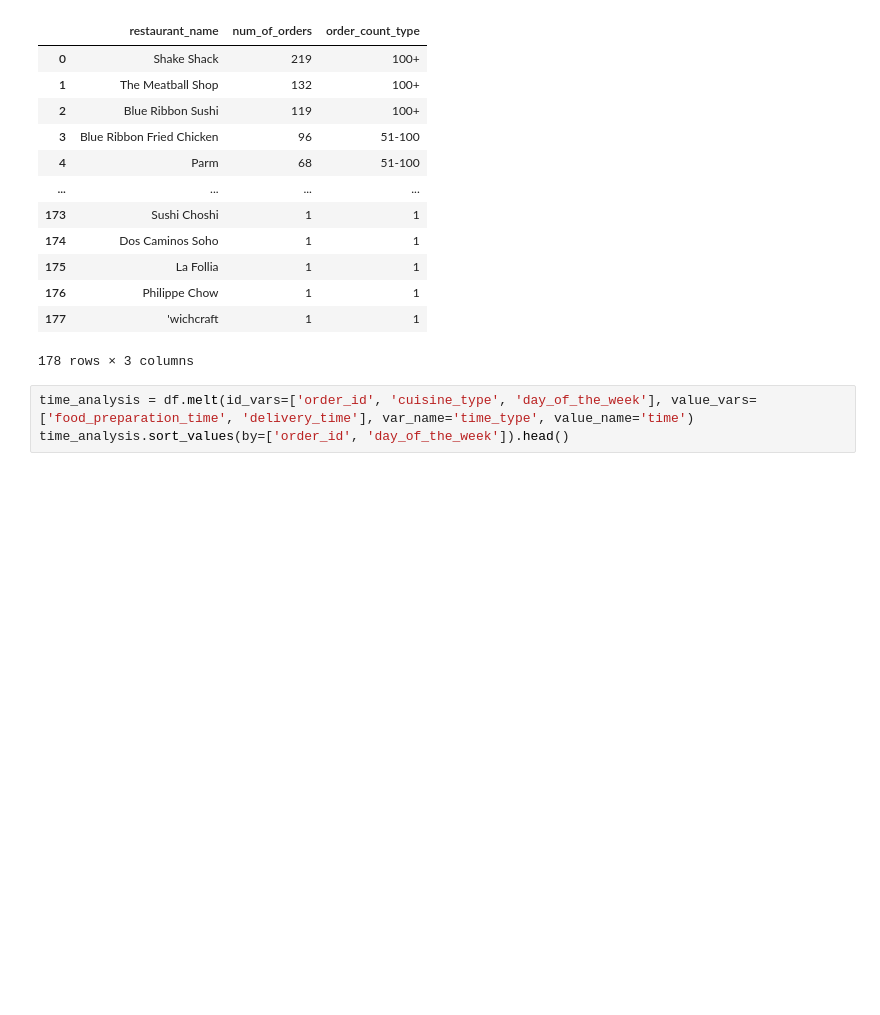
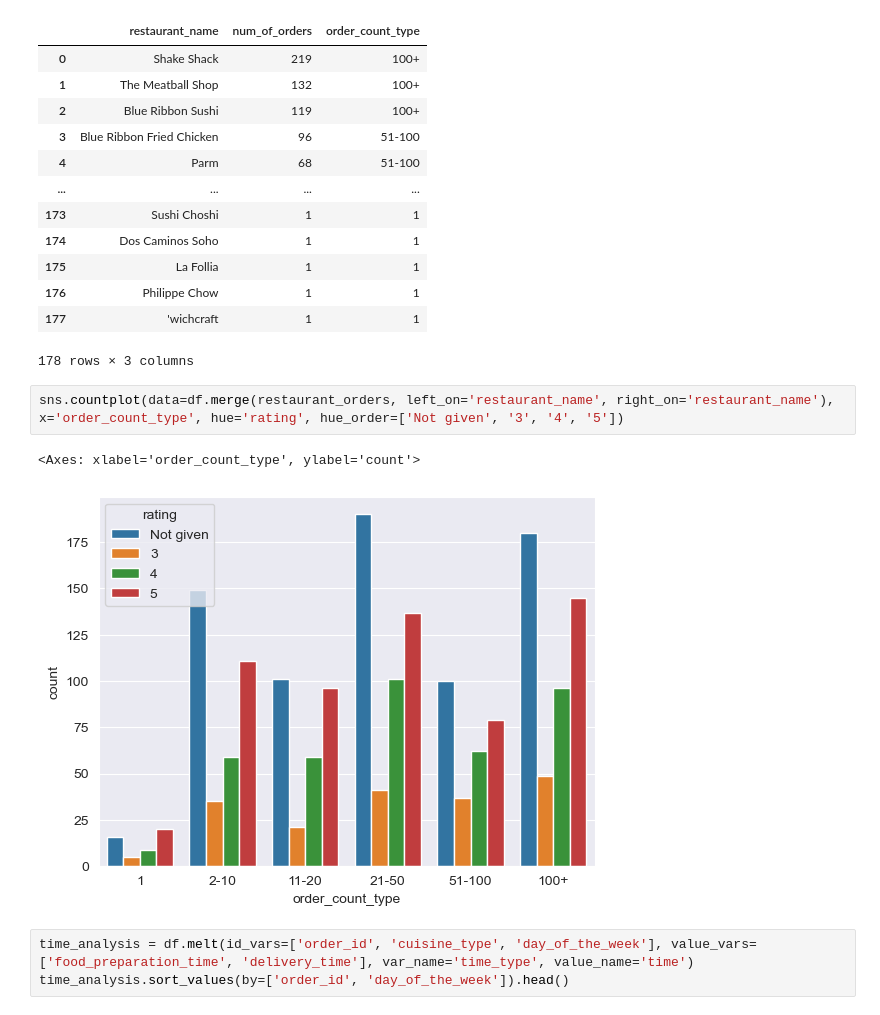
Before and after one commit to tinlong/AIML, a Jupyter notebook: Python Foundations/Project 1/PYF_Project_LearnerNotebook_FullCode.ipynb, the cells around one changed output. Saved outputs shown, nothing was run; the diff lists cells and outputs as text; blank space fills up the shorter version.

```diff
--- a/Python Foundations/Project 1/PYF_Project_LearnerNotebook_FullCode.ipynb
+++ b/Python Foundations/Project 1/PYF_Project_LearnerNotebook_FullCode.ipynb
@@ -482,6 +482,11 @@ restaurant_orders
 | 176 | Philippe Chow | 1 | 1 |
 | 177 | 'wichcraft | 1 | 1 |
 178 rows × 3 columns
+# %%
+sns.countplot(data=df.merge(restaurant_orders, left_on='restaurant_name', right_on='restaurant_name'), x='order_count_type', hue='rating', hue_order=['Not given', '3', '4', '5'])
+# %% [output]
+<Axes: xlabel='order_count_type', ylabel='count'>
+[figure, added]
 # %%
 time_analysis = df.melt(id_vars=['order_id', 'cuisine_type', 'day_of_the_week'], value_vars=['food_preparation_time', 'delivery_time'], var_name='time_type', value_name='time')
 time_analysis.sort_values(by=['order_id', 'day_of_the_week']).head()
```
